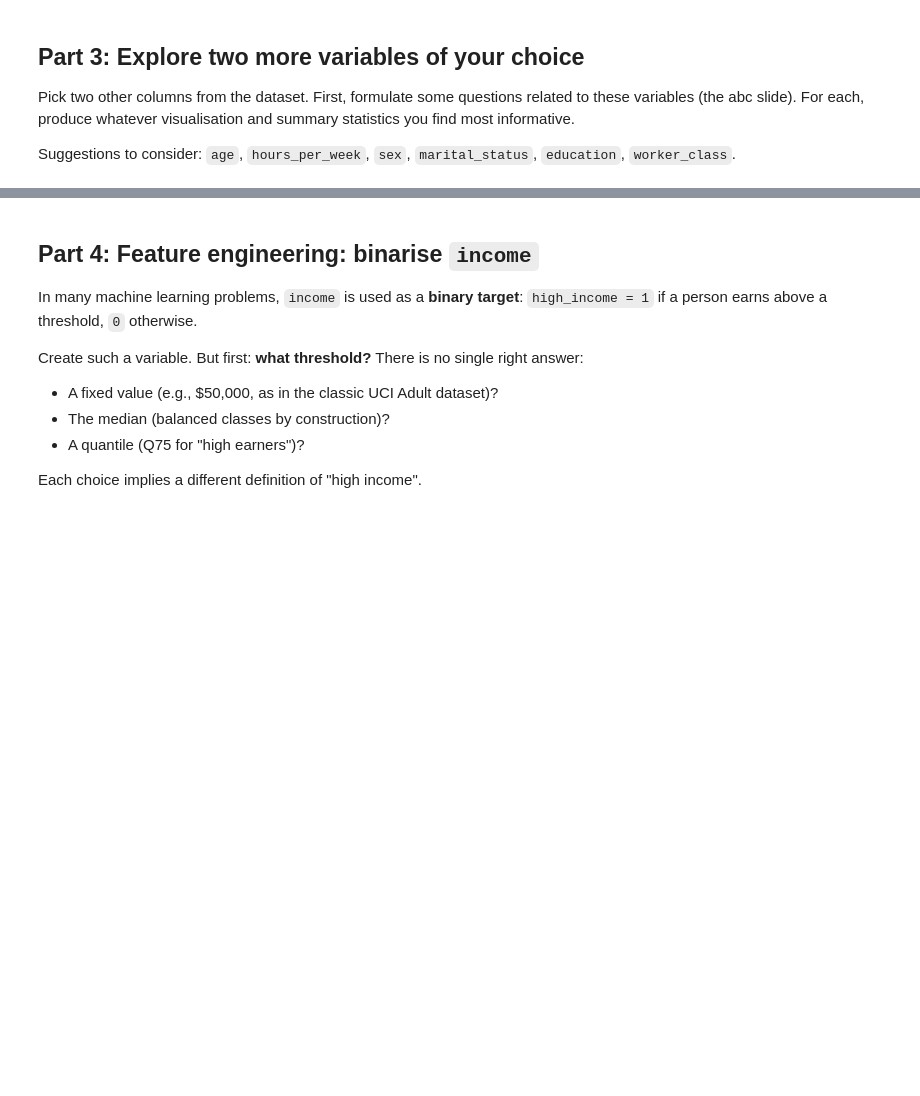
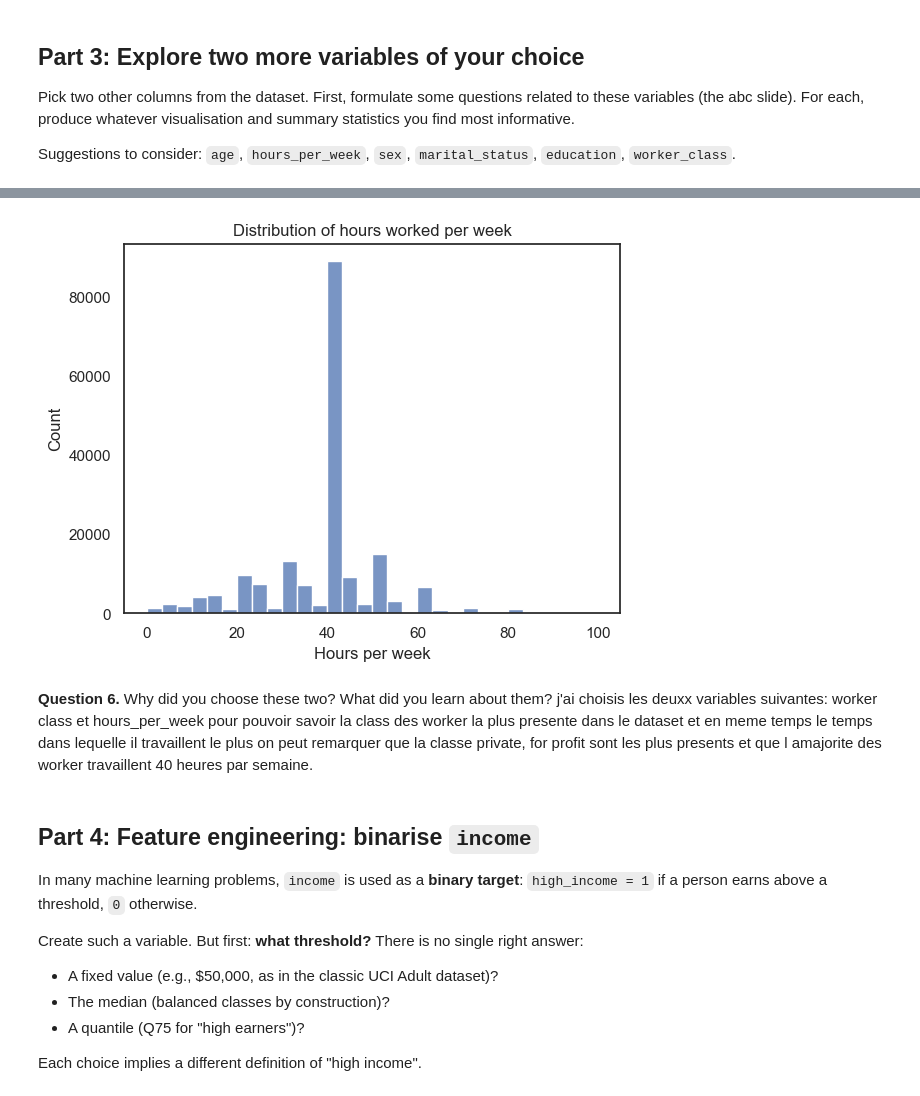
Before and after one commit to husseindakroube/TP1_IADATA701, a Jupyter notebook: tp_seance1.ipynb, the cells around one changed output, grey strips where cells are left out. Drawn from its saved outputs; the diff is of its cells as text; code cells hidden in the pictures; blank space fills up the shorter version.

```diff
--- a/tp_seance1.ipynb
+++ b/tp_seance1.ipynb
@@ -153,3 +163,23 @@ Suggestions to consider: `age`, `hours_per_week`, `sex`, `marital_status`, `educ
+# %%
+# TODO: variable 2
+# Variable 2: hours_per_week
+
+hours = df[df["hours_per_week"] >= 0]["hours_per_week"]
+
+hours.describe()
+
+sns.histplot(hours, bins=30)
+plt.xlabel("Hours per week")
+plt.ylabel("Count")
+plt.title("Distribution of hours worked per week")
+plt.show()
+# %% [output]
+[figure, added]
+# %% [markdown]
+**Question 6.** Why did you choose these two? What did you learn about them?
+j'ai choisis les deuxx variables suivantes: worker class et hours_per_week
+pour pouvoir savoir la class des worker la plus presente dans le dataset et en meme temps le temps dans lequelle il travaillent le plus
+on peut remarquer que la classe private, for profit sont les plus presents et que l amajorite des worker travaillent 40 heures par semaine.
 # %% [markdown]
 ## Part 4: Feature engineering: binarise `income`
 
```
Also changed, not shown: parts of 20 cells of this notebook, 1 other file.
